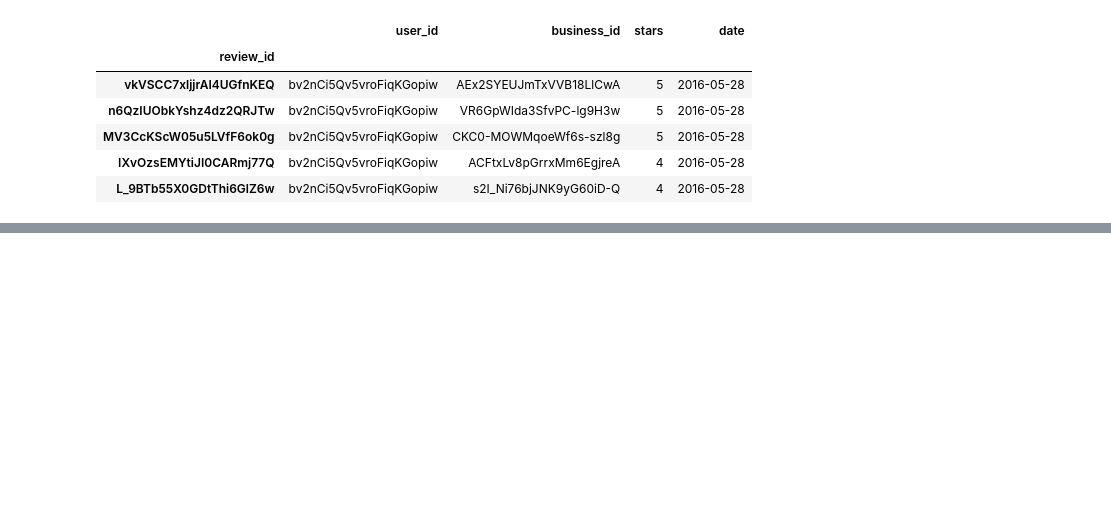
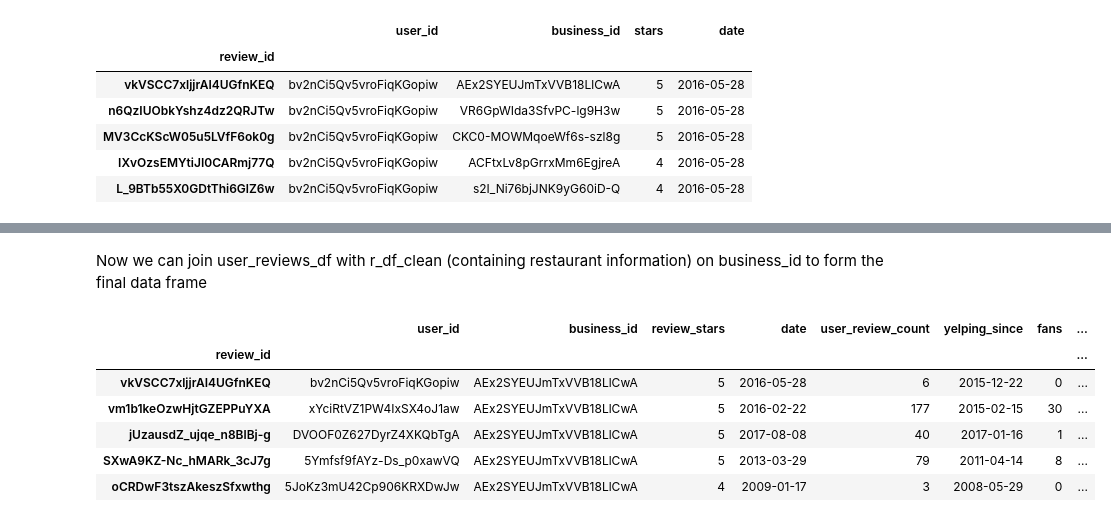
Before and after one commit to jphietala/Yelp-InfoViz, a Jupyter notebook: yelpdata.ipynb, the cells around one changed output, grey strips where cells are left out. Saved outputs shown, nothing was run; the diff lists cells and outputs as text; code cells hidden in the pictures; blank space fills up the shorter version.

```diff
--- a/yelpdata.ipynb
+++ b/yelpdata.ipynb
@@ -293,0 +511,13 @@ memory usage: 38.1+ MB
+# %% [markdown]
+Now we can join user_reviews_df with r_df_clean (containing restaurant information) on business_id to form the final data frame
+# %%
+final_df = pd.merge(user_review_df, r_df_clean, how='inner', left_on="business_id" , right_index= True)
+final_df.head()
+# %% [output]
+|  | user_id | business_id | review_stars | date | user_review_count | yelping_since | fans | ... |
+| review_id |  |  |  |  |  |  |  | ... |
+| vkVSCC7xljjrAI4UGfnKEQ | bv2nCi5Qv5vroFiqKGopiw | AEx2SYEUJmTxVVB18LlCwA | 5 | 2016-05-28 | 6 | 2015-12-22 | 0 | ... |
+| vm1b1keOzwHjtGZEPPuYXA | xYciRtVZ1PW4IxSX4oJ1aw | AEx2SYEUJmTxVVB18LlCwA | 5 | 2016-02-22 | 177 | 2015-02-15 | 30 | ... |
+| jUzausdZ_ujqe_n8BlBj-g | DVOOF0Z627DyrZ4XKQbTgA | AEx2SYEUJmTxVVB18LlCwA | 5 | 2017-08-08 | 40 | 2017-01-16 | 1 | ... |
+| SXwA9KZ-Nc_hMARk_3cJ7g | 5Ymfsf9fAYz-Ds_p0xawVQ | AEx2SYEUJmTxVVB18LlCwA | 5 | 2013-03-29 | 79 | 2011-04-14 | 8 | ... |
+| oCRDwF3tszAkeszSfxwthg | 5JoKz3mU42Cp906KRXDwJw | AEx2SYEUJmTxVVB18LlCwA | 4 | 2009-01-17 | 3 | 2008-05-29 | 0 | ... |
```
Also changed, not shown: parts of 33 cells of this notebook.
